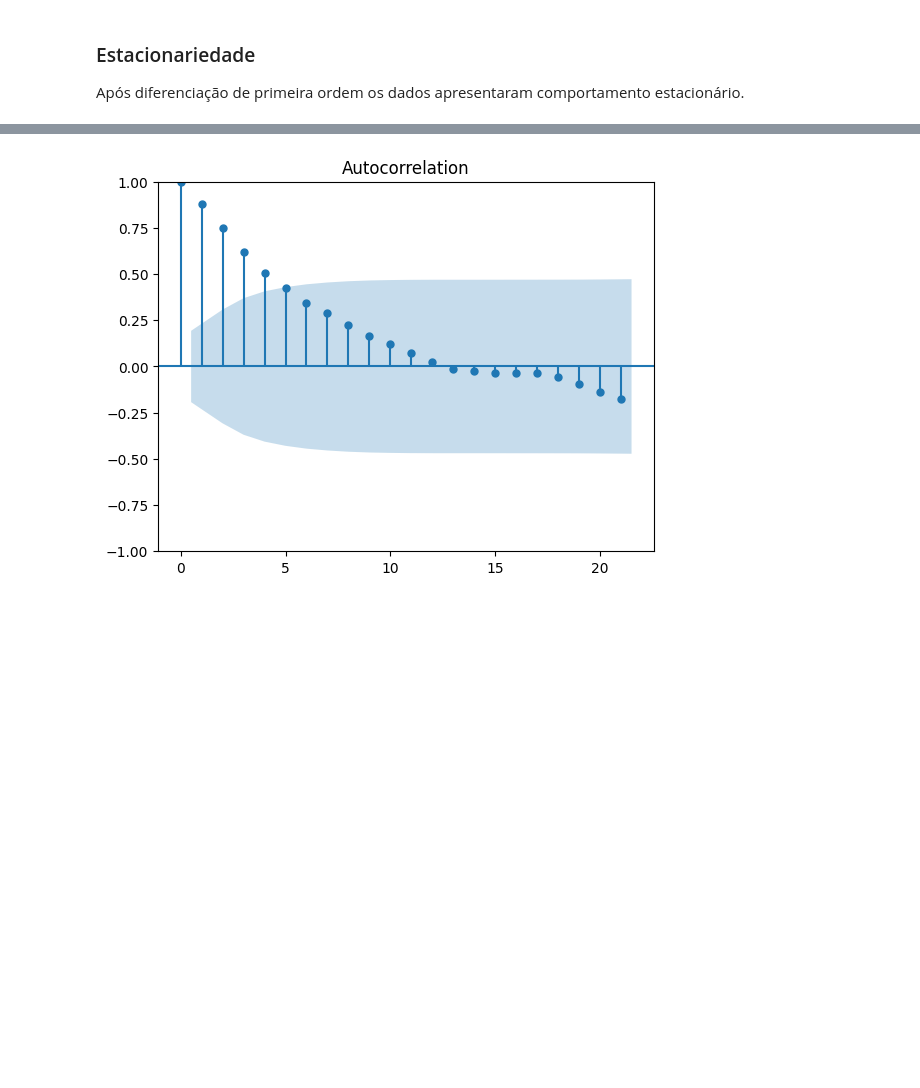
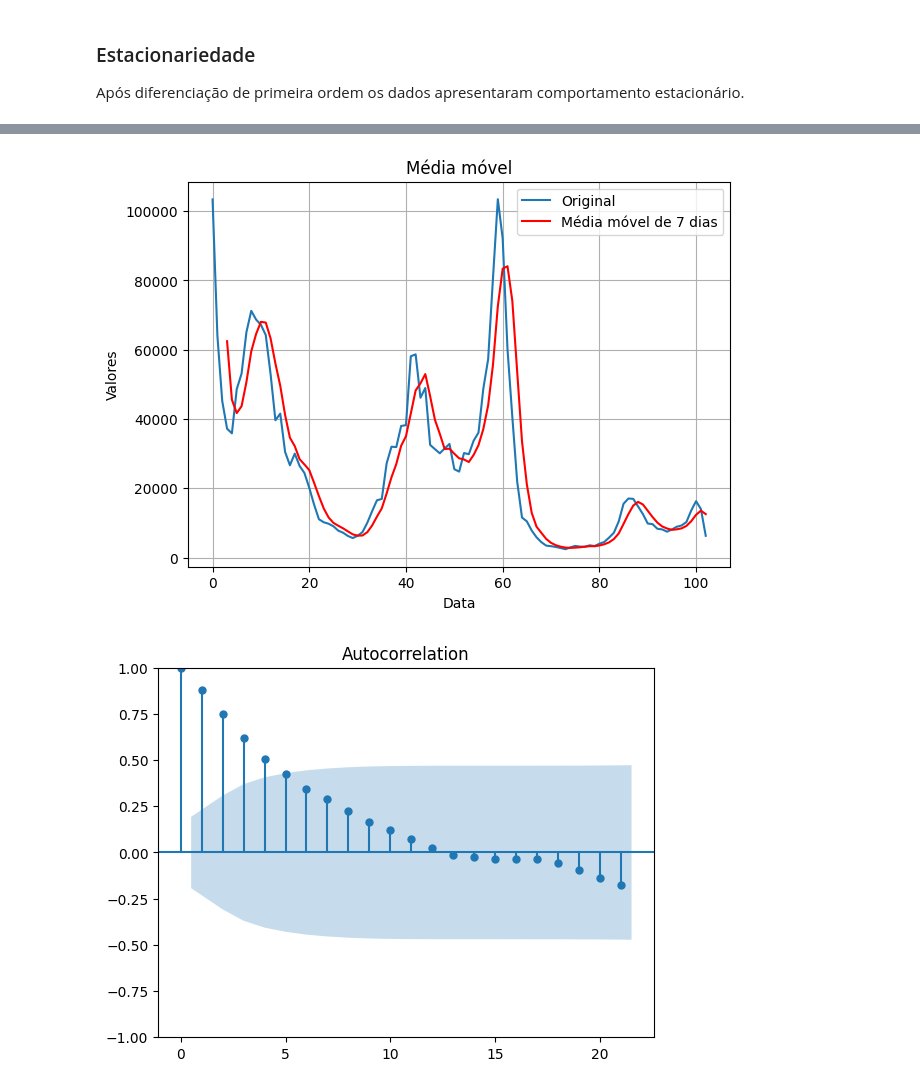
Before and after one commit to pedrodesa/forecasting_covid19, a Jupyter notebook: notebooks/forecast_covid19.ipynb, the cells around one changed output, grey strips where cells are left out. Cells and saved outputs as stored; diff of their text form; code cells hidden in the pictures; blank space fills up the shorter version.

```diff
--- a/notebooks/forecast_covid19.ipynb
+++ b/notebooks/forecast_covid19.ipynb
@@ -147,3 +171,19 @@ Após diferenciação de primeira ordem os dados apresentaram comportamento esta
+# %%
+# Média móvel
+plt.figure(figsize=(7,5))
+values = serie_semana_analise['count']
+
+rolling_mean = values.rolling(window=4).mean()
+plt.plot(values, label='Original')
+plt.plot(rolling_mean, label='Média móvel de 7 dias', color='red')
+plt.xlabel('Data')
+plt.ylabel('Valores')
+plt.title('Média móvel')
+plt.legend()
+plt.grid(True)
+plt.show()
+# %% [output]
+[figure, added]
 # %%
 # Autocorrelação
 plot_acf(serie_semana_analise['count'])
```
Also changed, not shown: parts of 24 cells of this notebook.
